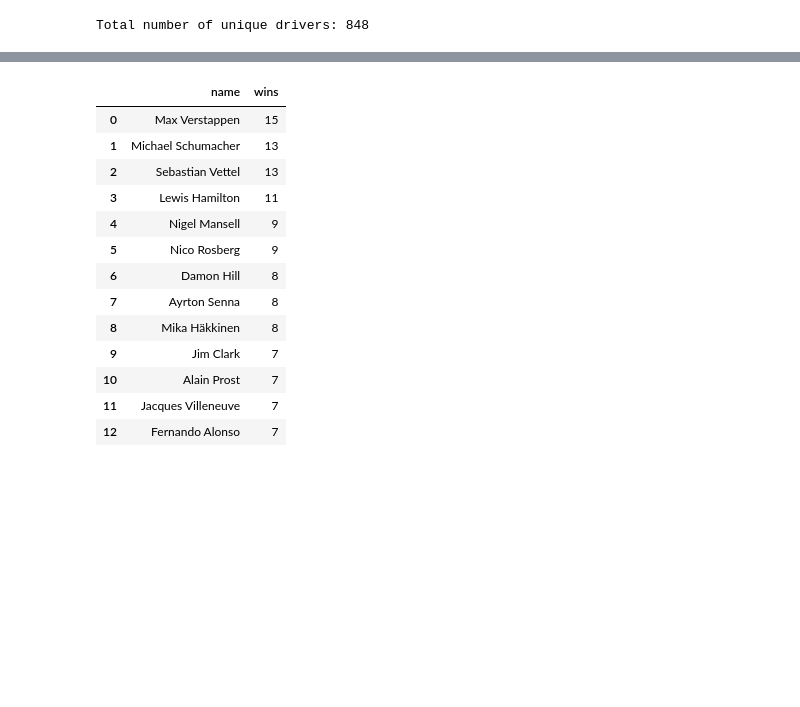
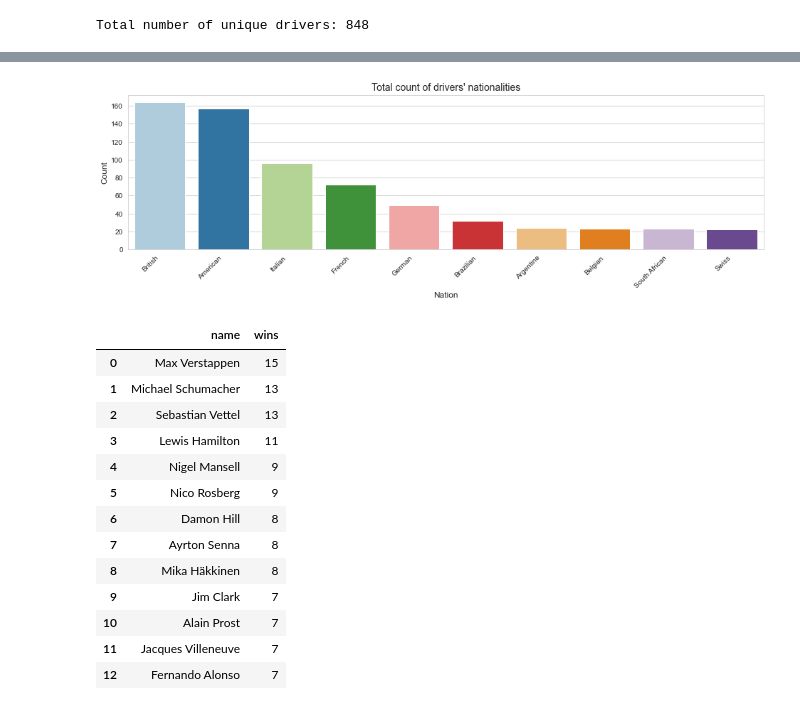
Before and after one commit to soyuz108/EDA-Formula-1-Drivers, a Jupyter notebook: drivers_analysis.ipynb, the cells around one changed output, grey strips where cells are left out. Drawn from its saved outputs; the diff is of its cells as text; code cells hidden in the pictures; blank space fills up the shorter version.

```diff
--- a/drivers_analysis.ipynb
+++ b/drivers_analysis.ipynb
@@ -171,3 +165,15 @@ full_drivers.groupby("nationality").name.nunique()\
+# %%
+# Create a barplot
+fig = plt.figure(figsize=(16,4))
+ax = sns.barplot(data=nation_dist, x="nationality", y="count", palette="Paired")
+ax.set_xticks(range(len(nation_dist.nationality)))
+ax.set_xticklabels(nation_dist.nationality, rotation=45, horizontalalignment="right")
+plt.xlabel("Nation", fontsize=12)
+plt.ylabel("Count", fontsize=12)
+plt.title("Total count of drivers' nationalities", fontsize=14)
+plt.show()
+# %% [output]
+[figure, added]
 # %%
 # Find out the drivers with the highest number of wins through the years
 max_wins = full_drivers.groupby("name").wins.max().sort_values(ascending=False).nlargest(15).reset_index()
```
Also changed, not shown: parts of 6 cells of this notebook.
